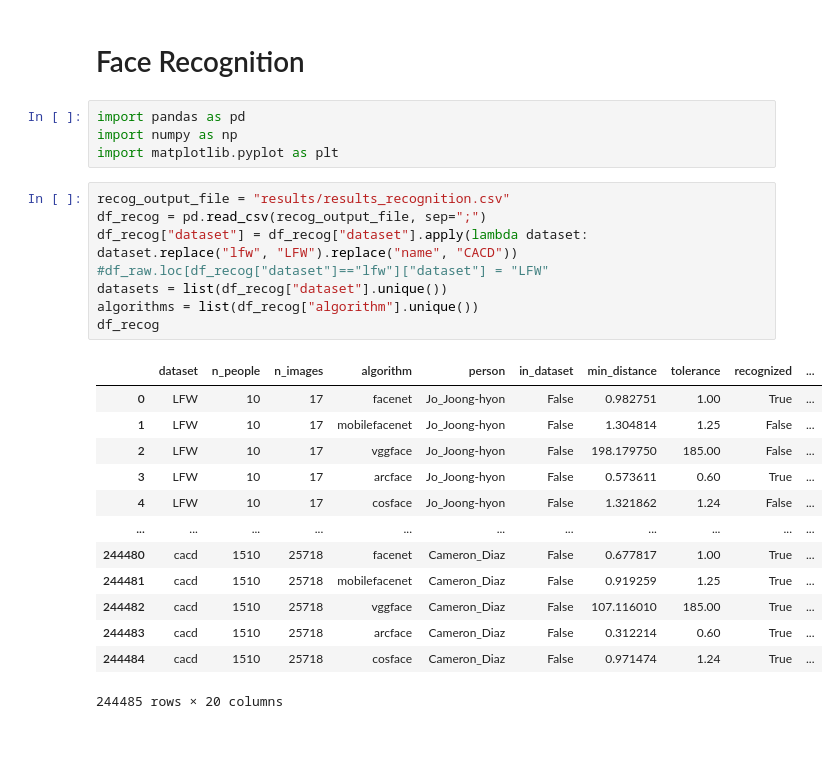
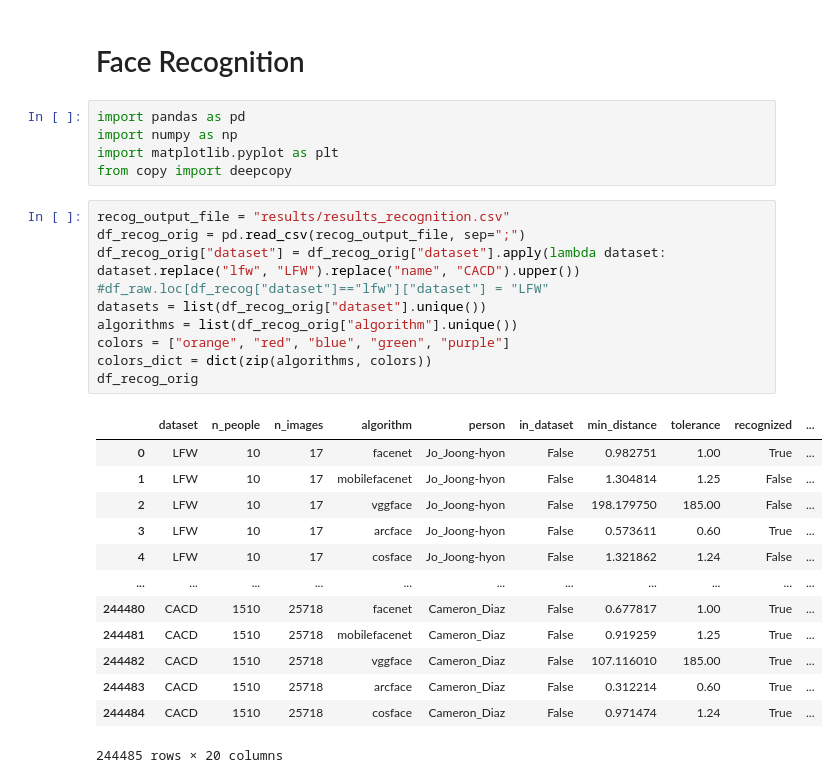
Before and after one commit to talhabinijaz576/dissertation, a Jupyter notebook: experiments/analysis.ipynb, the cells around one changed output. Drawn from its saved outputs; the diff is of its cells as text; blank space fills up the shorter version.

```diff
--- a/experiments/analysis.ipynb
+++ b/experiments/analysis.ipynb
@@ -1116,25 +1116,28 @@ pd.DataFrame(x, columns = ["Algorithm", "99.9% Precision Threshold"])
 import pandas as pd
 import numpy as np
 import matplotlib.pyplot as plt
+from copy import deepcopy
 # %%
 recog_output_file = "results/results_recognition.csv"
-df_recog = pd.read_csv(recog_output_file, sep=";")
-df_recog["dataset"] = df_recog["dataset"].apply(lambda dataset: dataset.replace("lfw", "LFW").replace("name", "CACD"))
+df_recog_orig = pd.read_csv(recog_output_file, sep=";")
+df_recog_orig["dataset"] = df_recog_orig["dataset"].apply(lambda dataset: dataset.replace("lfw", "LFW").replace("name", "CACD").upper())
 #df_raw.loc[df_recog["dataset"]=="lfw"]["dataset"] = "LFW"
-datasets = list(df_recog["dataset"].unique())
-algorithms = list(df_recog["algorithm"].unique())
-df_recog
+datasets = list(df_recog_orig["dataset"].unique())
+algorithms = list(df_recog_orig["algorithm"].unique())
+colors = ["orange", "red", "blue", "green", "purple"]
+colors_dict = dict(zip(algorithms, colors))
+df_recog_orig
 # %% [output]
 |  | dataset | n_people | n_images | algorithm | person | in_dataset | min_distance | tolerance | recognized | ... |
 | 0 | LFW | 10 | 17 | facenet | Jo_Joong-hyon | False | 0.982751 | 1.00 | True | ... |
 | 1 | LFW | 10 | 17 | mobilefacenet | Jo_Joong-hyon | False | 1.304814 | 1.25 | False | ... |
 | 2 | LFW | 10 | 17 | vggface | Jo_Joong-hyon | False | 198.179750 | 185.00 | False | ... |
 | 3 | LFW | 10 | 17 | arcface | Jo_Joong-hyon | False | 0.573611 | 0.60 | True | ... |
 | 4 | LFW | 10 | 17 | cosface | Jo_Joong-hyon | False | 1.321862 | 1.24 | False | ... |
 | ... | ... | ... | ... | ... | ... | ... | ... | ... | ... | ... |
-| 244480 | cacd | 1510 | 25718 | facenet | Cameron_Diaz | False | 0.677817 | 1.00 | True | ... |
-| 244481 | cacd | 1510 | 25718 | mobilefacenet | Cameron_Diaz | False | 0.919259 | 1.25 | True | ... |
-| 244482 | cacd | 1510 | 25718 | vggface | Cameron_Diaz | False | 107.116010 | 185.00 | True | ... |
-| 244483 | cacd | 1510 | 25718 | arcface | Cameron_Diaz | False | 0.312214 | 0.60 | True | ... |
-| 244484 | cacd | 1510 | 25718 | cosface | Cameron_Diaz | False | 0.971474 | 1.24 | True | ... |
+| 244480 | CACD | 1510 | 25718 | facenet | Cameron_Diaz | False | 0.677817 | 1.00 | True | ... |
+| 244481 | CACD | 1510 | 25718 | mobilefacenet | Cameron_Diaz | False | 0.919259 | 1.25 | True | ... |
+| 244482 | CACD | 1510 | 25718 | vggface | Cameron_Diaz | False | 107.116010 | 185.00 | True | ... |
+| 244483 | CACD | 1510 | 25718 | arcface | Cameron_Diaz | False | 0.312214 | 0.60 | True | ... |
+| 244484 | CACD | 1510 | 25718 | cosface | Cameron_Diaz | False | 0.971474 | 1.24 | True | ... |
 244485 rows × 20 columns
```
Also changed, not shown: parts of 19 cells of this notebook, 1 other file.
